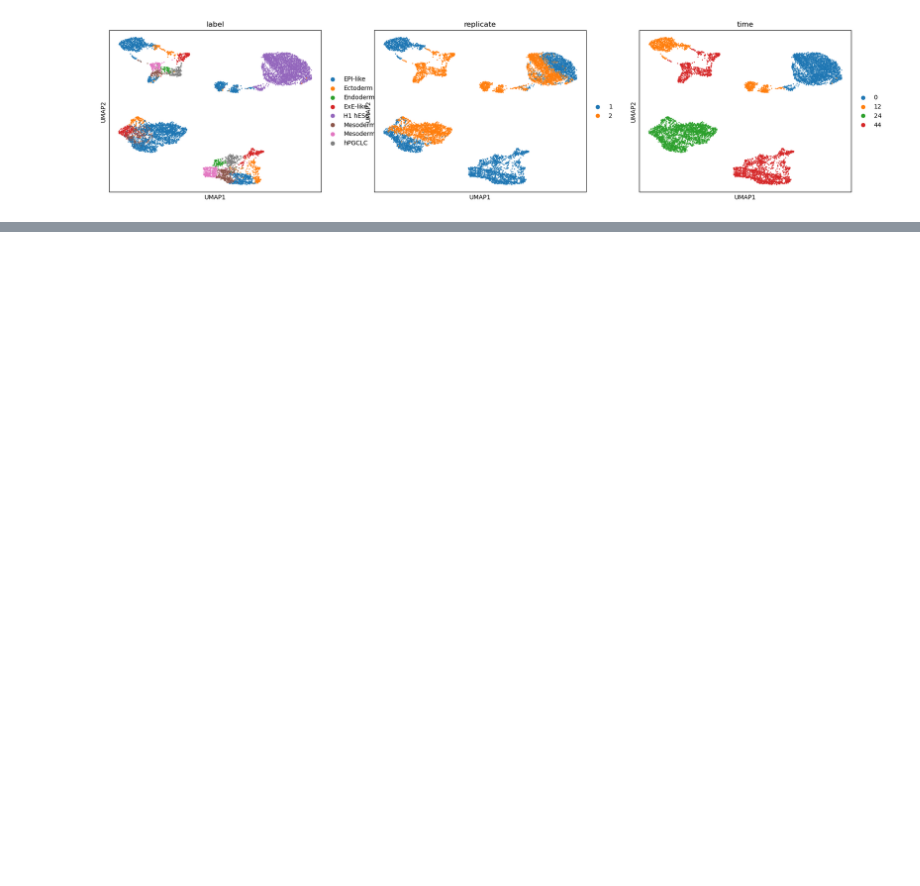
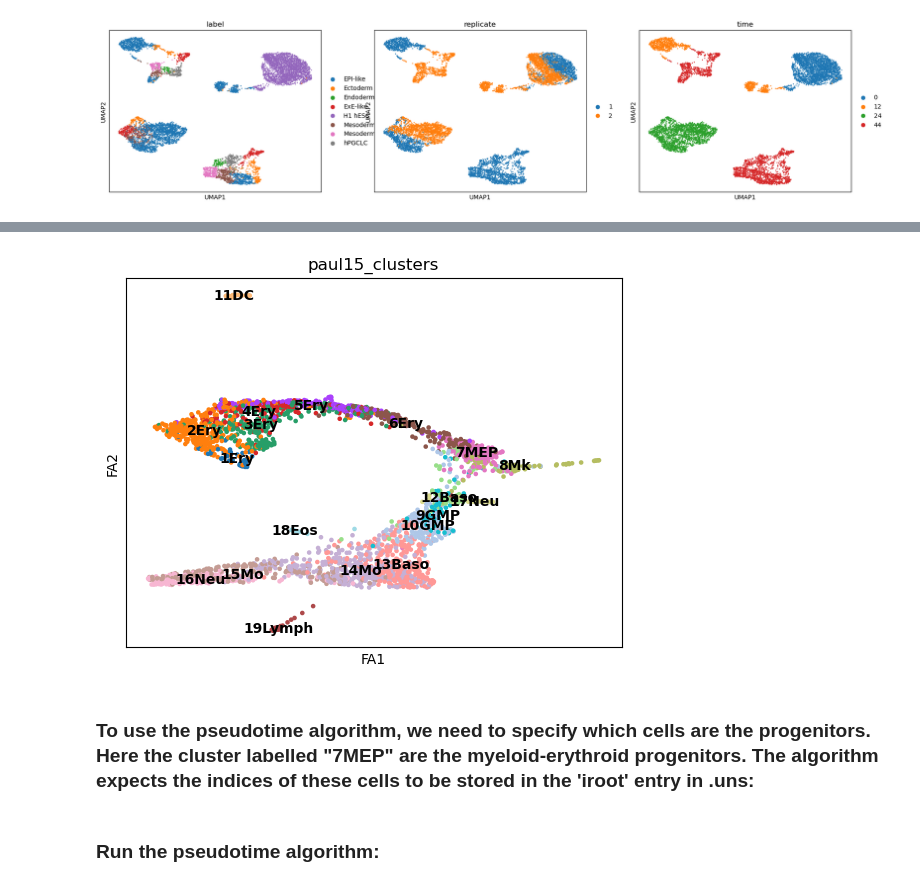
Before and after one commit to warmflasha/LecturesF23, a Jupyter notebook: Lecture13.ipynb, the cells around one changed output, grey strips where cells are left out. Saved outputs shown, nothing was run; the diff lists cells and outputs as text; code cells hidden in the pictures; blank space fills up the shorter version.

```diff
--- a/Lecture13.ipynb
+++ b/Lecture13.ipynb
@@ -68,0 +87,2 @@ sc.pl.umap(adata, color = ["label","replicate","time"])
+# %%
+adata = sc.datasets.paul15()
@@ -68,0 +106,6 @@ sc.pl.umap(adata, color = ["label","replicate","time"])
+# %%
+sc.pl.draw_graph(adata,color='paul15_clusters',legend_loc='on data')
+# %% [output]
+[figure, added]
+# %% [markdown]
+### To use the pseudotime algorithm, we need to specify which cells are the progenitors. Here the cluster labelled "7MEP" are the myeloid-erythroid progenitors. The algorithm expects the indices of these cells to be stored in the 'iroot' entry in .uns:
@@ -68,0 +114,2 @@ sc.pl.umap(adata, color = ["label","replicate","time"])
+# %% [markdown]
+### Run the pseudotime algorithm:
```
Also changed, not shown: parts of 35 cells of this notebook, 5 other files.
